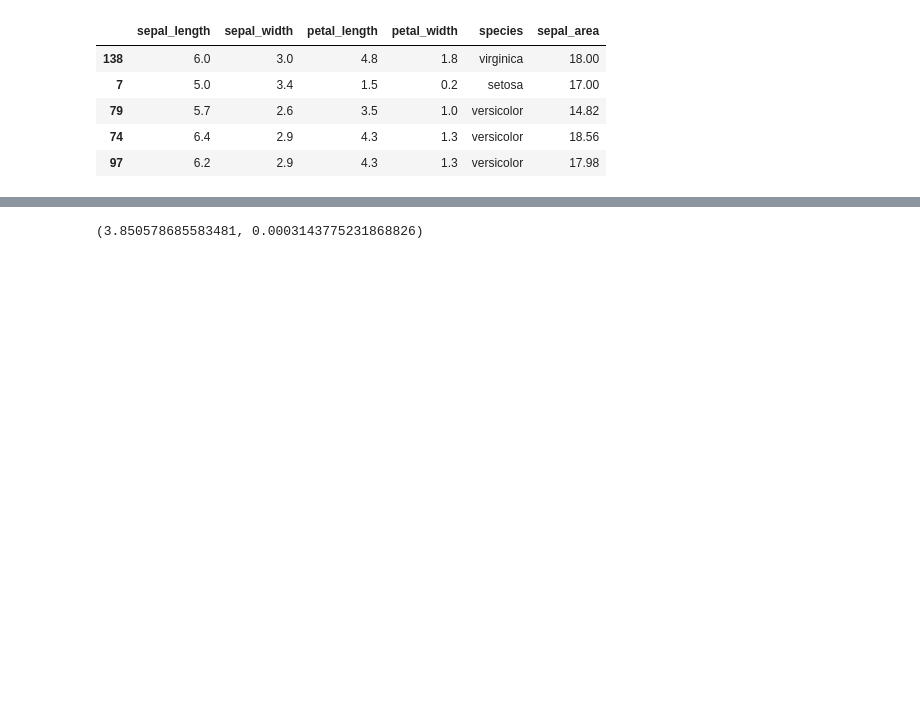
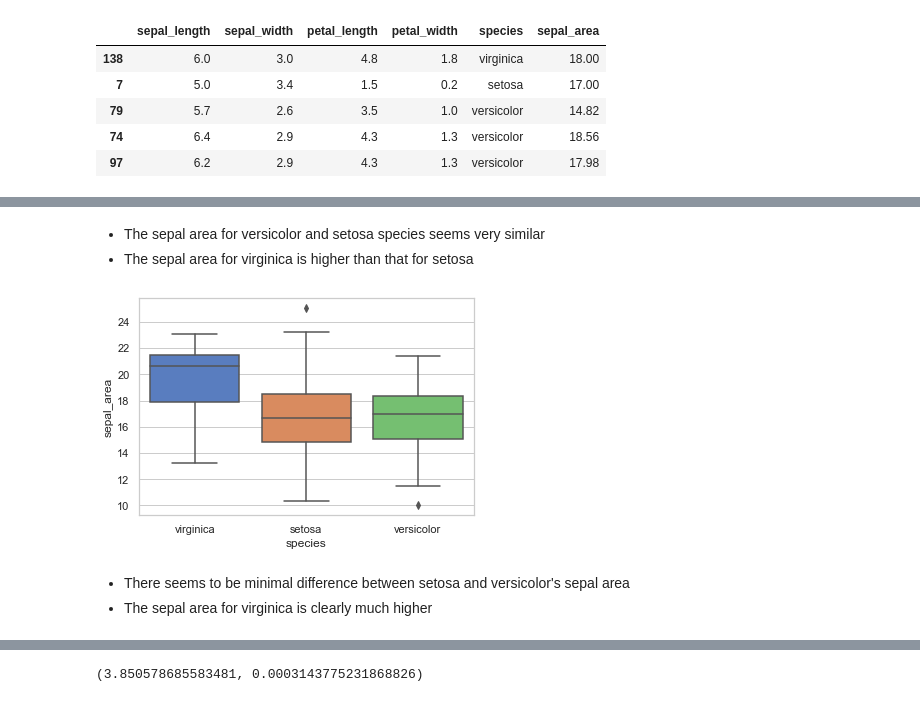
Before and after one commit to mariamnaqvi/classification-exercises, a Jupyter notebook: classification_exercises.ipynb, the cells around one changed output, grey strips where cells are left out. Saved outputs shown, nothing was run; the diff lists cells and outputs as text; code cells hidden in the pictures; blank space fills up the shorter version.

```diff
--- a/classification_exercises.ipynb
+++ b/classification_exercises.ipynb
@@ -526,3 +540,14 @@ train.head()
+# %% [markdown]
+- The sepal area for versicolor and setosa species seems very similar
+- The sepal area for virginica is higher than that for setosa
+# %%
+sns.boxplot(y='sepal_area', x='species', data=train)
+plt.show()
+# %% [output]
+[figure, added]
+# %% [markdown]
+- There seems to be minimal difference between setosa and versicolor's sepal area
+- The sepal area for virginica is clearly much higher
 # %%
 # get the sepal area for each species
 v_area = train.sepal_area[train.species == 'virginica']
```
Also changed, not shown: parts of 32 cells of this notebook.
